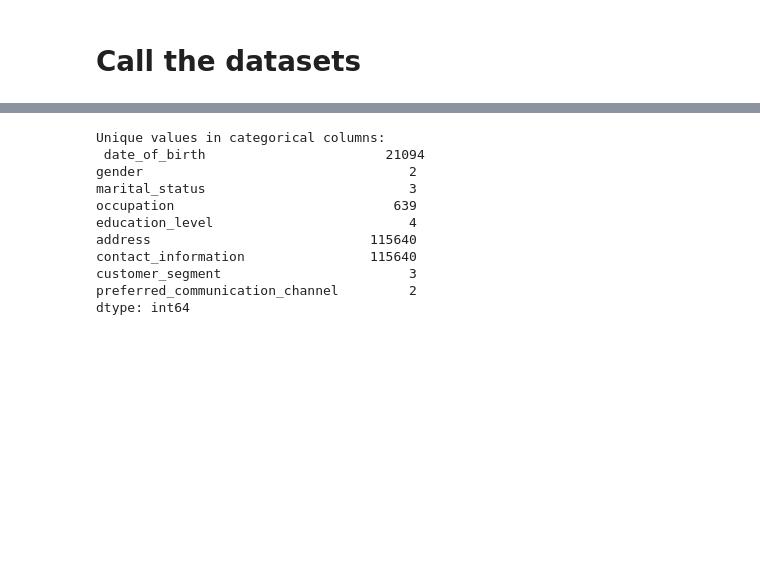
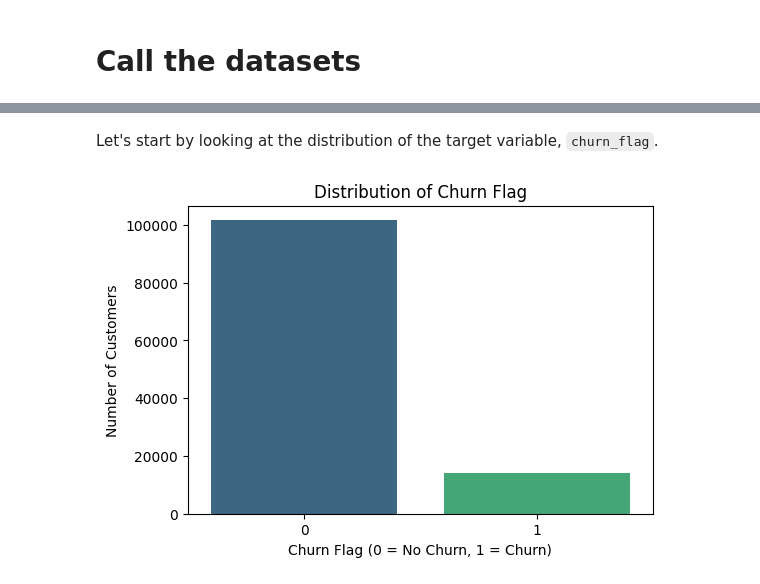
Before and after one commit to talhaakbar1036/DecodeLabs_bank_customer_churn_ml_project, a Jupyter notebook: Bank_Customer_Churn_ml_project.ipynb, the cells around one changed output, grey strips where cells are left out. Saved outputs shown, nothing was run; the diff lists cells and outputs as text; code cells hidden in the pictures; blank space fills up the shorter version.

```diff
--- a/Bank_Customer_Churn_ml_project.ipynb
+++ b/Bank_Customer_Churn_ml_project.ipynb
@@ -55,0 +30,11 @@ dtype: int64
+# %%
+# Download latest version
+path = kagglehub.dataset_download("sandiledesmondmfazi/bank-customer-churn")
+
+print("Path to dataset files:", path)
+
+# Construct the full path to the CSV file
+# Corrected path: the CSV is directly under the 'path' directory, not in an extra 'Bank+Customer+Churn' subfolder.
+dataset_file_path = os.path.join(path, 'botswana_bank_customer_churn.csv')
+bank_data = pd.read_csv(dataset_file_path)
+bank_data.head()
@@ -55,0 +55,25 @@ dtype: int64
+# %%
+# Ensure we are working with the original bank_data for a clean start
+bank_data_copy = bank_data.copy()
+
+# Convert column names to lowercase and replace spaces with underscores
+bank_data_copy.columns = bank_data_copy.columns.str.lower().str.replace(' ', '_')
+
+# Drop unique identifier columns that are not useful for analysis
+bank_data_copy = bank_data_copy.drop(['rownumber','customerid', 'surname', 'first_name'], axis=1)
+
+# Drop columns with more than 50% null values (Churn Reason and Churn Date)
+treshold = len(bank_data_copy) * 0.5
+bank_data_copy = bank_data_copy.dropna(thresh=treshold, axis=1)
+
+# Convert 'date_of_birth' to age
+bank_data_copy['date_of_birth'] = pd.to_datetime(bank_data_copy['date_of_birth'])
+bank_data_copy['age'] = (datetime.now().year - bank_data_copy['date_of_birth'].dt.year)
+
+# Drop original 'date_of_birth', 'address', and 'contact_information' columns as they are no longer needed or are identifiers.
+bank_data_copy = bank_data_copy.drop(['date_of_birth', 'address', 'contact_information'], axis=1)
+
+print("Data info after consolidated preprocessing and feature engineering:")
+print(bank_data_copy.info())
+print("\nUnique values in categorical columns after preprocessing:")
+print(bank_data_copy.select_dtypes(include='object').nunique())
@@ -89,16 +99,0 @@ None
-# %%
-# check the unique values in the categorical columns
-print("\n")
-print("Unique values in categorical columns:", "\n", bank_data_copy.select_dtypes(include='object').nunique())
-# %% [output]
-Unique values in categorical columns:
- date_of_birth                       21094
-gender                                  2
-marital_status                          3
-occupation                            639
-education_level                         4
-address                            115640
-contact_information                115640
-customer_segment                        3
-preferred_communication_channel         2
-dtype: int64
@@ -106,0 +100,11 @@ dtype: int64
+# %% [markdown]
+Let's start by looking at the distribution of the target variable, `churn_flag`.
+# %%
+plt.figure(figsize=(6, 4))
+sns.countplot(x='churn_flag', data=bank_data_copy, palette='viridis')
+plt.title('Distribution of Churn Flag')
+plt.xlabel('Churn Flag (0 = No Churn, 1 = Churn)')
+plt.ylabel('Number of Customers')
+plt.show()
+# %% [output]
+[figure, added]
```
Also changed, not shown: parts of 31 cells of this notebook, 1 other file.
